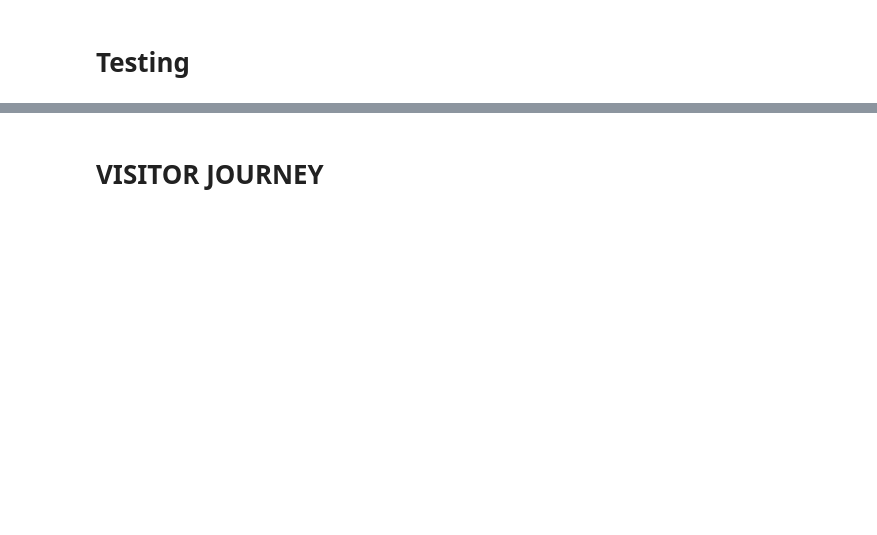
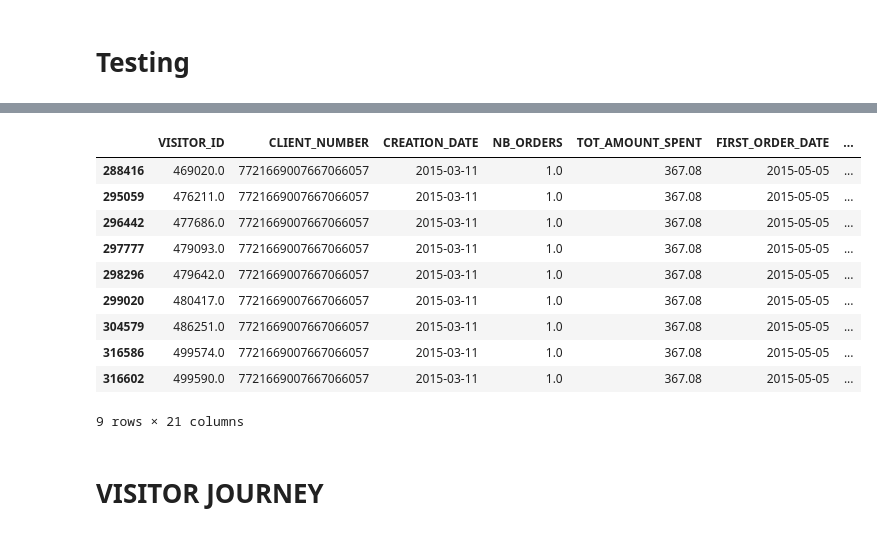
Before and after one commit to ruoyzhang/Eleven_super_case_customer_insights, a Jupyter notebook: Client Story.ipynb, the cells around one changed output, grey strips where cells are left out. Drawn from its saved outputs; the diff is of its cells as text; code cells hidden in the pictures; blank space fills up the shorter version.

```diff
--- a/Client Story.ipynb
+++ b/Client Story.ipynb
@@ -145,3 +230,18 @@ tmp
+# %%
+#data.CLIENT_NUMBER.value_counts()
+data[(data.CLIENT_NUMBER == '7721669007667066057')]
+# %% [output]
+|  | VISITOR_ID | CLIENT_NUMBER | CREATION_DATE | NB_ORDERS | TOT_AMOUNT_SPENT | FIRST_ORDER_DATE | ... |
+| 288416 | 469020.0 | 7721669007667066057 | 2015-03-11 | 1.0 | 367.08 | 2015-05-05 | ... |
+| 295059 | 476211.0 | 7721669007667066057 | 2015-03-11 | 1.0 | 367.08 | 2015-05-05 | ... |
+| 296442 | 477686.0 | 7721669007667066057 | 2015-03-11 | 1.0 | 367.08 | 2015-05-05 | ... |
+| 297777 | 479093.0 | 7721669007667066057 | 2015-03-11 | 1.0 | 367.08 | 2015-05-05 | ... |
+| 298296 | 479642.0 | 7721669007667066057 | 2015-03-11 | 1.0 | 367.08 | 2015-05-05 | ... |
+| 299020 | 480417.0 | 7721669007667066057 | 2015-03-11 | 1.0 | 367.08 | 2015-05-05 | ... |
+| 304579 | 486251.0 | 7721669007667066057 | 2015-03-11 | 1.0 | 367.08 | 2015-05-05 | ... |
+| 316586 | 499574.0 | 7721669007667066057 | 2015-03-11 | 1.0 | 367.08 | 2015-05-05 | ... |
+| 316602 | 499590.0 | 7721669007667066057 | 2015-03-11 | 1.0 | 367.08 | 2015-05-05 | ... |
+9 rows × 21 columns
 # %% [markdown]
 # VISITOR JOURNEY
 # %%
```
Also changed, not shown: parts of 24 cells of this notebook, 1 other file.
